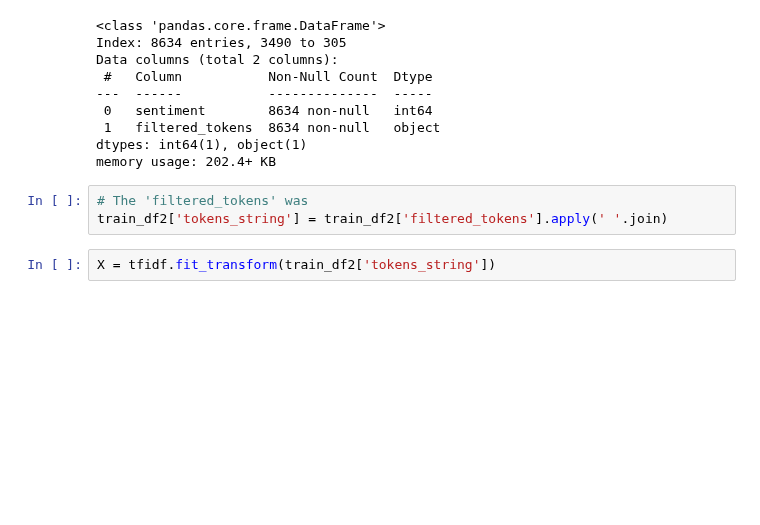
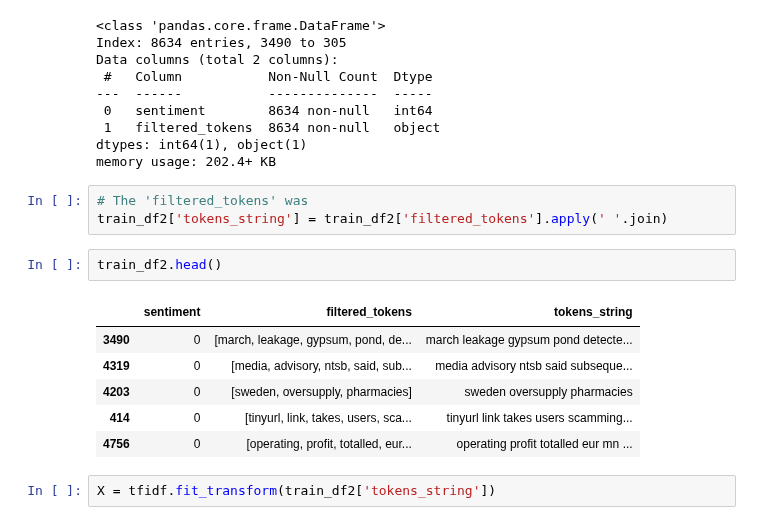
Before and after one commit to ChrisVerg/SmartInvest, a Jupyter notebook: Notebooks/Chris_Sentiment_Analysis.ipynb, the cells around one changed output. Drawn from its saved outputs; the diff is of its cells as text; blank space fills up the shorter version.

```diff
--- a/Notebooks/Chris_Sentiment_Analysis.ipynb
+++ b/Notebooks/Chris_Sentiment_Analysis.ipynb
@@ -690,6 +690,15 @@ memory usage: 202.4+ KB
 # %%
 # The 'filtered_tokens' was
 train_df2['tokens_string'] = train_df2['filtered_tokens'].apply(' '.join)
+# %%
+train_df2.head()
+# %% [output]
+|  | sentiment | filtered_tokens | tokens_string |
+| 3490 | 0 | [march, leakage, gypsum, pond, de... | march leakage gypsum pond detecte... |
+| 4319 | 0 | [media, advisory, ntsb, said, sub... | media advisory ntsb said subseque... |
+| 4203 | 0 | [sweden, oversupply, pharmacies] | sweden oversupply pharmacies |
+| 414 | 0 | [tinyurl, link, takes, users, sca... | tinyurl link takes users scamming... |
+| 4756 | 0 | [operating, profit, totalled, eur... | operating profit totalled eur mn ... |
 # %%
 X = tfidf.fit_transform(train_df2['tokens_string'])
 # %%
```
Also changed, not shown: 1 other file.
